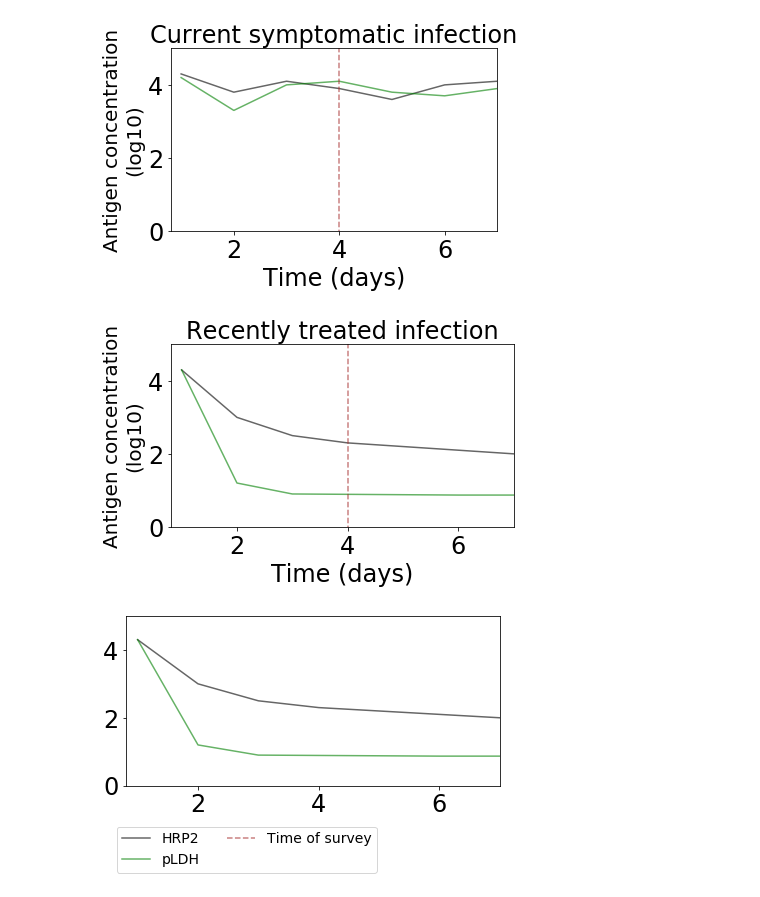
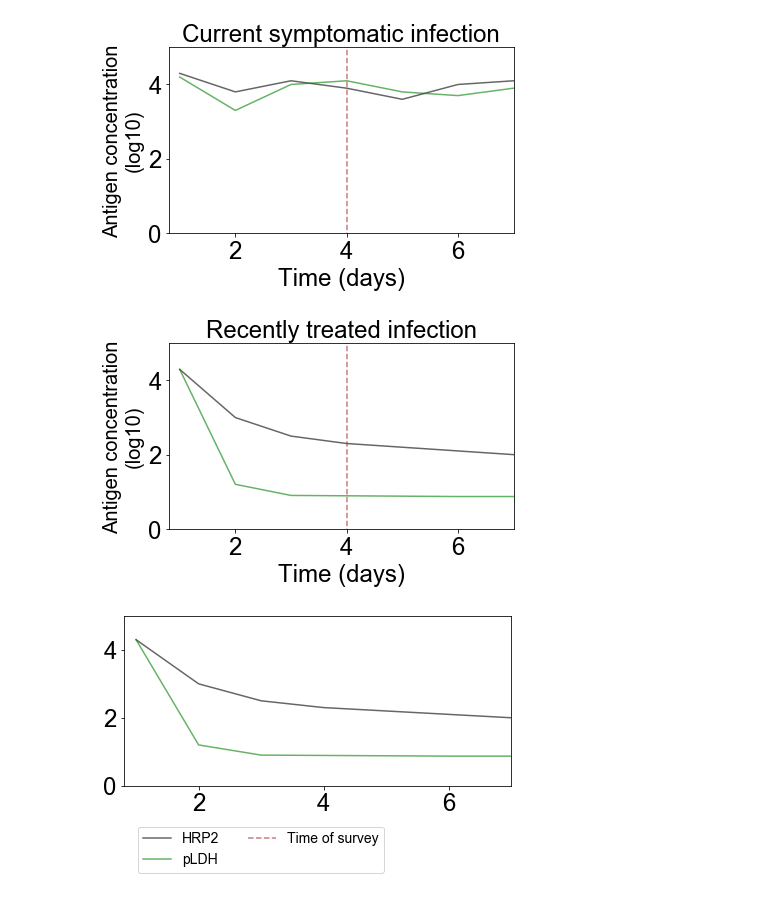
Before and after one commit to MACEPA/DIAMETER, a Jupyter notebook: ipynbs/graphing/slide_graph.ipynb, the cells around one changed output. Drawn from its saved outputs; the diff is of its cells as text; code cells hidden in the pictures.

```diff
--- a/ipynbs/graphing/slide_graph.ipynb
+++ b/ipynbs/graphing/slide_graph.ipynb
@@ -22,6 +23,7 @@ max_y = 5
 min_y = 0
 plt.rc('xtick', labelsize=24)
 plt.rc('ytick', labelsize=24)
+mpl.rc('font', family='Arial')
 # %%
 f, ax1 = plt.subplots()
 title = 'Chronic asymptomatic infection'
@@ -48,26 +50,26 @@ plt.close()
 # %%
 f, ax1 = plt.subplots()
 title = 'Current symptomatic infection'
 hrp2 = [4.3, 3.8, 4.1, 3.9, 3.6, 4, 4.1, 3.9]
 pldh = [4.2, 3.3, 4, 4.1, 3.8, 3.7, 3.9, 4]
 ln4 = ax1.plot(time_point_days, hrp2,
                c='black', alpha=0.6, label='HRP2')
 ln3 = ax1.plot(time_point_days, pldh, c='green', alpha=0.6,
                label='pLDH')
 line_val = 4
 return_line = ax1.plot(np.array([line_val, line_val]), np.array([-1, 8]),
                        color='brown', linestyle='--', alpha=0.6)
-ax1.set_title(title, fontsize=24)
-ax1.set_xlabel('Time (days)', fontsize=24)
-ax1.set_ylabel('Antigen concentration\n(log10)', fontsize=20)
+ax1.set_title(title, fontsize=24, fontname='Arial')
+ax1.set_xlabel('Time (days)', fontsize=24, fontname='Arial')
+ax1.set_ylabel('Antigen concentration\n(log10)', fontsize=20, fontname='Arial')
 ax1.set_ylim(0, 5)
 ax1.set_xlim(0.8, 7)
 f.tight_layout()
 time_series.savefig(f)
 plt.show()
 plt.close()
 # %% [output]
-[figure, old version]
+[figure, new version]
 # %%
 f, ax1 = plt.subplots()
 title = 'Recently treated infection'
@@ -80,9 +82,9 @@ ln3 = ax1.plot(time_point_days, pldh, c='green', alpha=0.6,
 line_val = 4
 return_line = ax1.plot(np.array([line_val, line_val]), np.array([-1, 8]),
                        color='brown', linestyle='--', alpha=0.6)
-ax1.set_title(title, fontsize=24)
-ax1.set_xlabel('Time (days)', fontsize=24)
-ax1.set_ylabel('Antigen concentration\n(log10)', fontsize=20)
+ax1.set_title(title, fontsize=24, fontname='Arial')
+ax1.set_xlabel('Time (days)', fontsize=24, fontname='Arial')
+ax1.set_ylabel('Antigen concentration\n(log10)', fontsize=20, fontname='Arial')
 ax1.set_ylim(0, 5)
 ax1.set_xlim(0.8, 7)
 f.tight_layout()
@@ -90,7 +92,7 @@ time_series.savefig(f)
 plt.show()
 plt.close()
 # %% [output]
-[figure, old version]
+[figure, new version]
 # %%
 f, ax1 = plt.subplots()
 title = 'for the legend'
@@ -114,6 +116,6 @@ time_series.savefig(f)
 plt.show()
 plt.close()
 # %% [output]
-[figure, old version]
+[figure, new version]
 # %%
 time_series.close()
```
Also changed, not shown: parts of 5 cells of this notebook.
